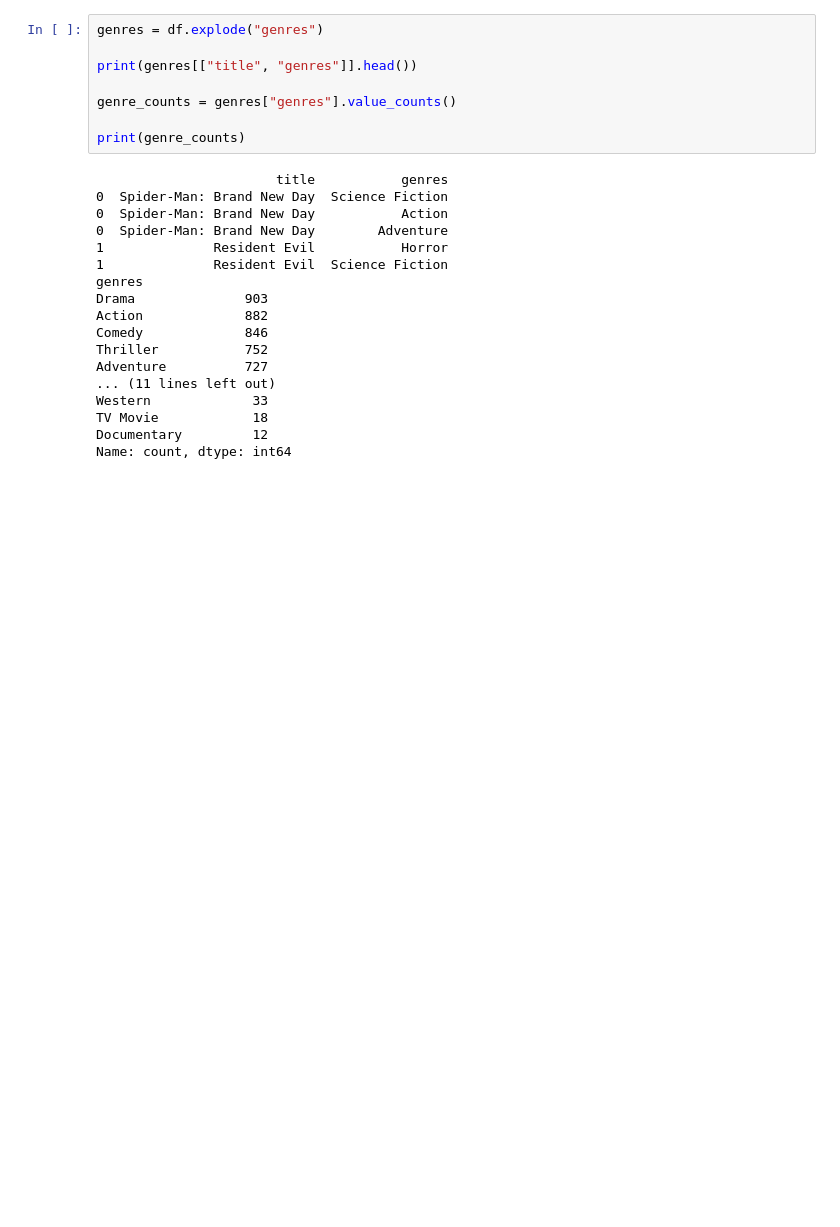
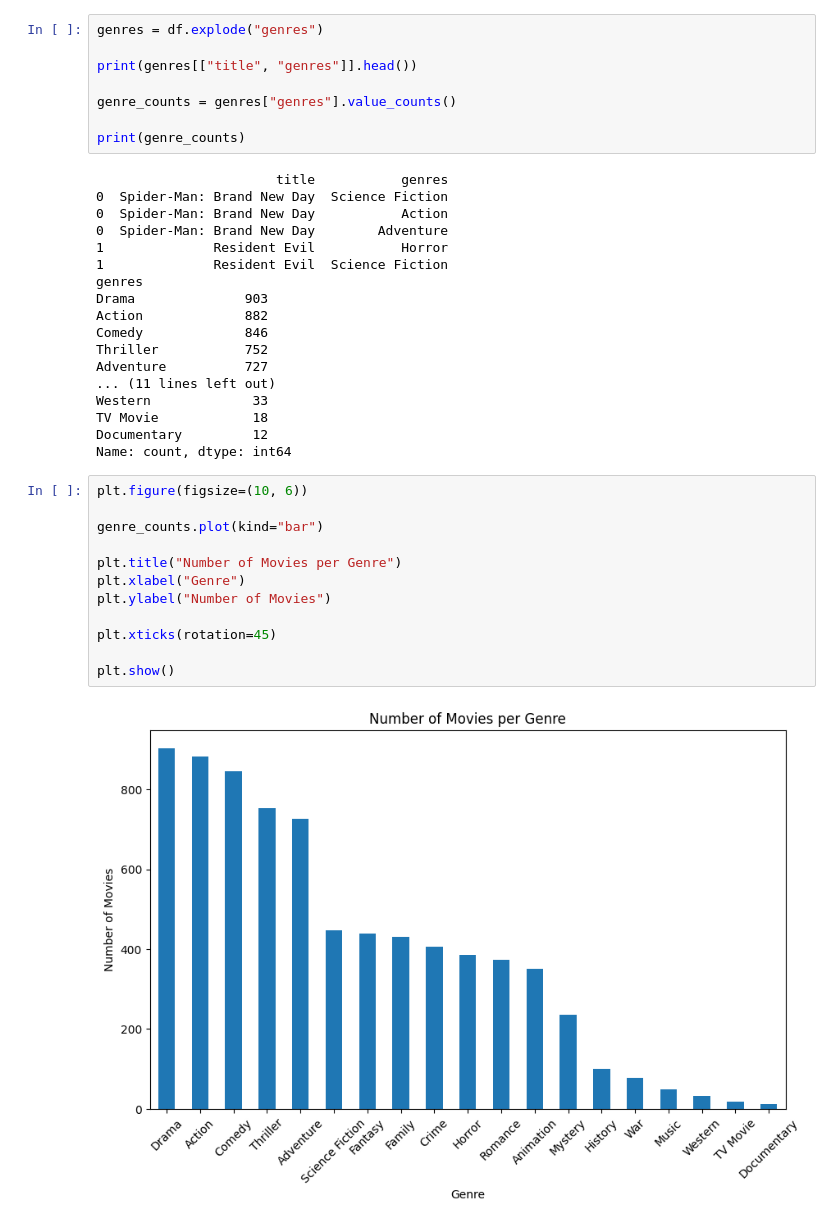
Before and after one commit to zakaryahari/movie-intelligence-pipeline, a Jupyter notebook: notebooks/EDA_Feature_Engineering.ipynb, the cells around one changed output. Drawn from its saved outputs; the diff is of its cells as text; blank space fills up the shorter version.

```diff
--- a/notebooks/EDA_Feature_Engineering.ipynb
+++ b/notebooks/EDA_Feature_Engineering.ipynb
@@ -126,3 +126,17 @@ Western             33
 TV Movie            18
 Documentary         12
 Name: count, dtype: int64
+# %%
+plt.figure(figsize=(10, 6))
+
+genre_counts.plot(kind="bar")
+
+plt.title("Number of Movies per Genre")
+plt.xlabel("Genre")
+plt.ylabel("Number of Movies")
+
+plt.xticks(rotation=45)
+
+plt.show()
+# %% [output]
+[figure, added]
```
